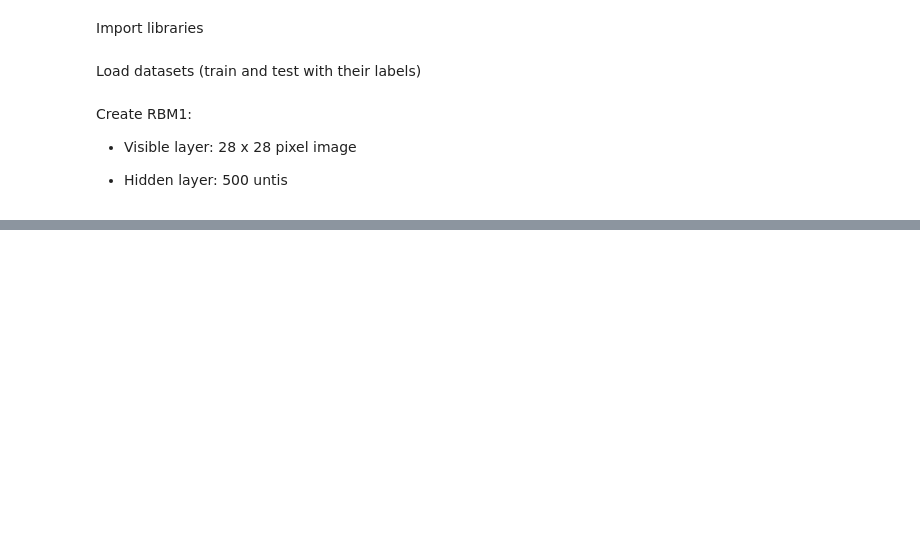
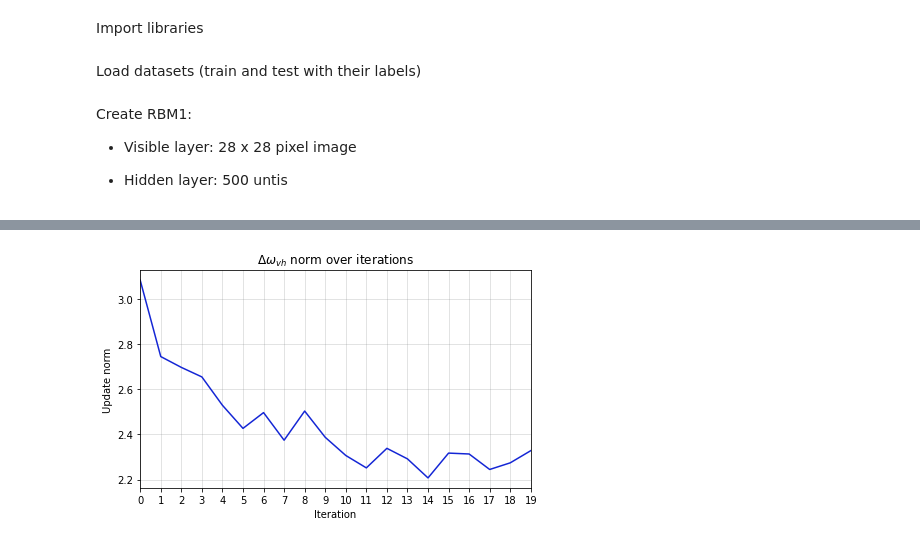
Before and after one commit to jliniesta/annda_lab4_group3, a Jupyter notebook: code/task_4.1.ipynb, the cells around one changed output, grey strips where cells are left out. Drawn from its saved outputs; the diff is of its cells as text; code cells hidden in the pictures; blank space fills up the shorter version.

```diff
--- a/code/task_4.1.ipynb
+++ b/code/task_4.1.ipynb
@@ -18,6 +19,8 @@ Create RBM1:
 
   - Hidden layer: 500 untis
 # %%
+n_iterations = 20
+
 rbm = RestrictedBoltzmannMachine(ndim_visible=image_size[0] * image_size[1],
                                  ndim_hidden=500,
                                  is_bottom=True,
@@ -27,5 +30,6 @@ rbm = RestrictedBoltzmannMachine(ndim_visible=image_size[0] * image_size[1],
                                  batch_size=20
                                  )
 
-rbm.cd1(visible_trainset=train_imgs, n_iterations=20)
+# rbm.cd1(visible_trainset=train_imgs, iterations_number=n_iterations)
+losses, delta_weight_vh_norm, delta_bias_v_norm, delta_bias_h_norm = rbm.cd1(visible_trainset=train_imgs, n_iterations=n_iterations)
 # %% [output]
@@ -36,0 +53,14 @@ KeyboardInterrupt:
+# %%
+plt.figure(figsize=(7, 4))
+plt.plot(range(n_iterations),delta_weight_vh_norm, color='#1426D5',label='$\Delta \omega_{vh}$ norm')
+# plt.legend(loc='upper right', fontsize='10')
+plt.grid(b=True, which='major', color='#8A8C8D', alpha=0.3, linestyle='-')
+plt.xlabel('Iteration')
+plt.ylabel('Update norm')
+plt.xticks(range(0, n_iterations))
+plt.xlim(0,n_iterations-1)
+plt.title("$\Delta \omega_{vh}$ norm over iterations")
+plt.savefig('figures/norm_delta_vh_iterations.pdf', dpi=1000.0)
+plt.show()
+# %% [output]
+[figure, added]
```
Also changed, not shown: parts of 7 cells of this notebook, 25 other files.
